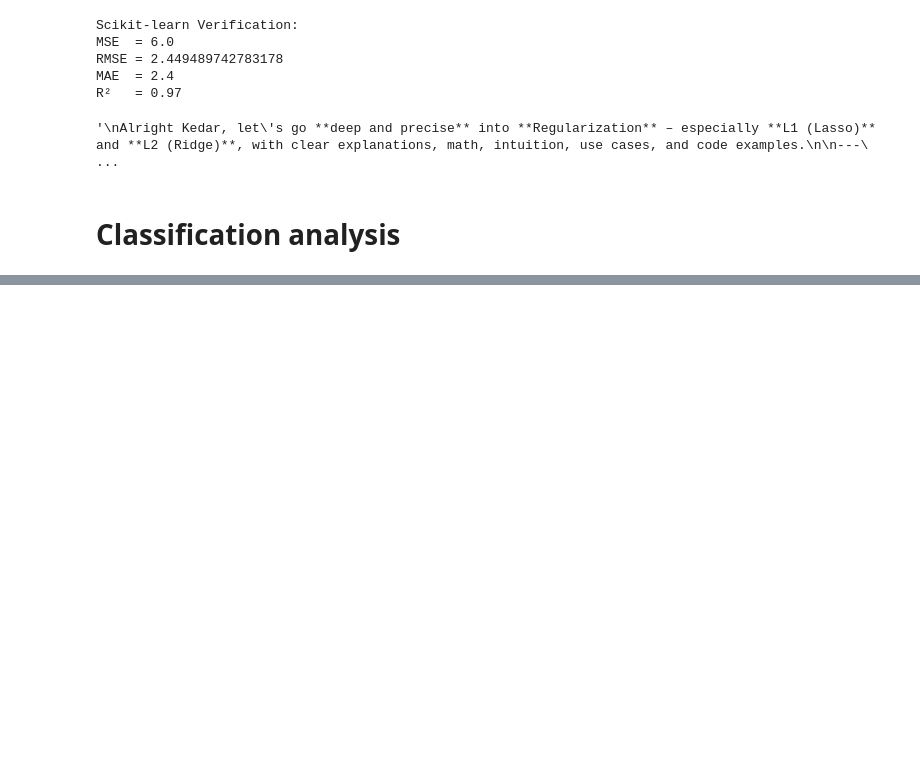
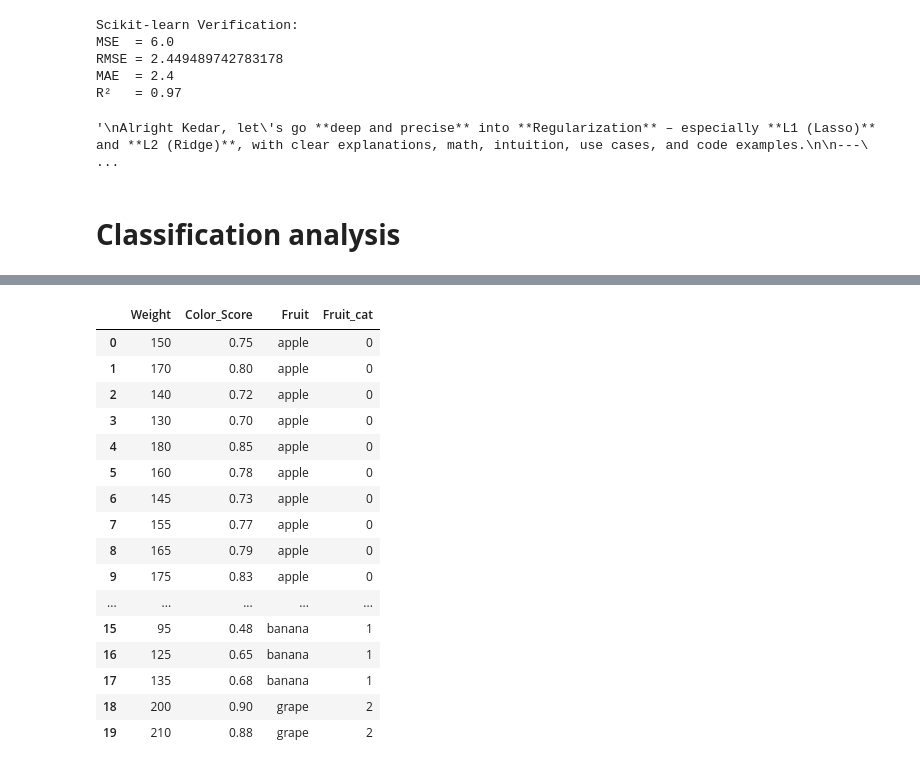
Before and after one commit to KedarDamale/Data-Science, a Jupyter notebook: Data-science/4.Supervised-Learning.ipynb, the cells around one changed output, grey strips where cells are left out. Cells and saved outputs as stored; diff of their text form; code cells hidden in the pictures; blank space fills up the shorter version.

```diff
--- a/Data-science/4.Supervised-Learning.ipynb
+++ b/Data-science/4.Supervised-Learning.ipynb
@@ -840,0 +1011,44 @@ evaluation of classification model: Log loss or cross entropy loss
+# %%
+#Multinomial logistic regression (1 vs all at a time approach)
+
+# Multiple output classes
+
+data = {
+    'Weight': [150, 170, 140, 130, 180, 160, 145, 155, 165, 175,
+               120, 110, 115, 105, 100, 95,  125, 135, 200, 210],
+
+    'Color_Score': [0.75, 0.8, 0.72, 0.7, 0.85, 0.78, 0.73, 0.77, 0.79, 0.83,
+                    0.6, 0.55, 0.57, 0.52, 0.5, 0.48, 0.65, 0.68, 0.9, 0.88],
+
+    'Fruit': ['apple', 'apple', 'apple', 'apple', 'apple',
+              'apple', 'apple', 'apple', 'apple', 'apple',
+              'banana', 'banana', 'banana', 'banana', 'banana',
+              'banana', 'banana', 'banana', 'grape', 'grape']
+}
+df=pd.DataFrame(data)
+
+#in multinomial reg we have to encode the prediction feature also it cant be catogorical
+
+d={'apple':0,'banana':1,'grape':2}
+
+df["Fruit_cat"]=df['Fruit'].map(d)
+
+df
+# %% [output]
+|  | Weight | Color_Score | Fruit | Fruit_cat |
+| 0 | 150 | 0.75 | apple | 0 |
+| 1 | 170 | 0.80 | apple | 0 |
+| 2 | 140 | 0.72 | apple | 0 |
+| 3 | 130 | 0.70 | apple | 0 |
+| 4 | 180 | 0.85 | apple | 0 |
+| 5 | 160 | 0.78 | apple | 0 |
+| 6 | 145 | 0.73 | apple | 0 |
+| 7 | 155 | 0.77 | apple | 0 |
+| 8 | 165 | 0.79 | apple | 0 |
+| 9 | 175 | 0.83 | apple | 0 |
+| ... | ... | ... | ... | ... |
+| 15 | 95 | 0.48 | banana | 1 |
+| 16 | 125 | 0.65 | banana | 1 |
+| 17 | 135 | 0.68 | banana | 1 |
+| 18 | 200 | 0.90 | grape | 2 |
+| 19 | 210 | 0.88 | grape | 2 |
```
Also changed, not shown: parts of 18 cells of this notebook.
